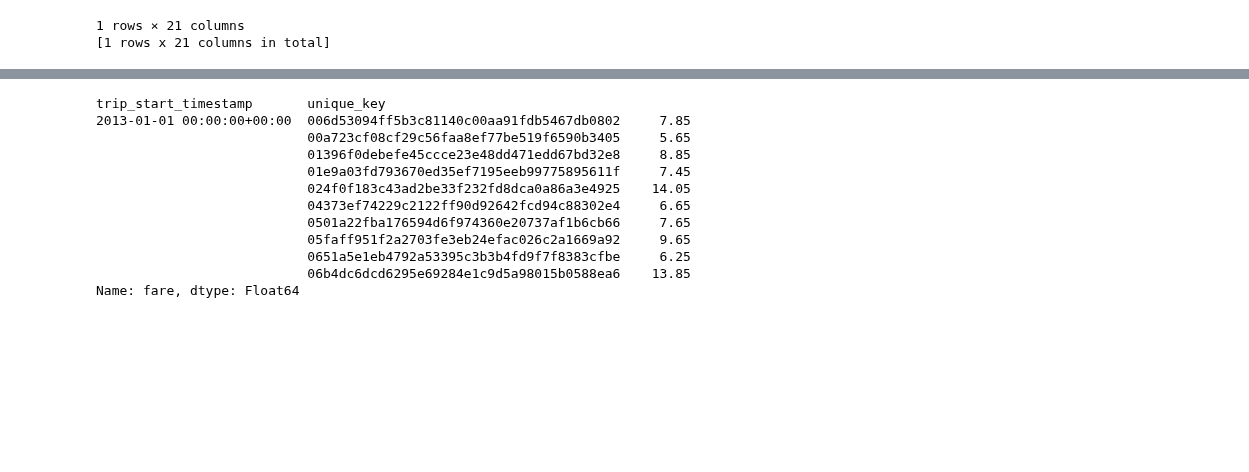
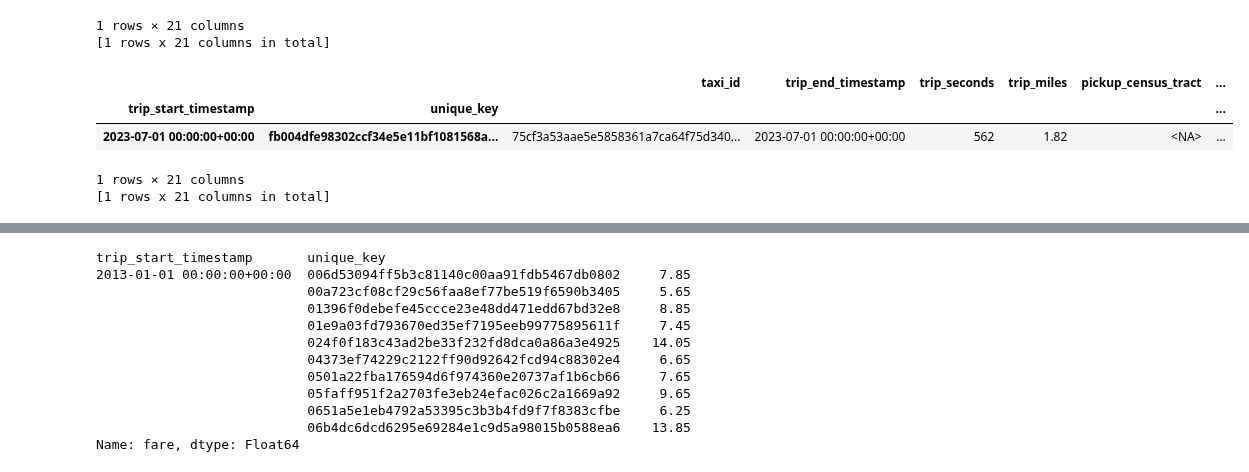
Before and after one commit to googleapis/python-bigquery-dataframes, a Jupyter notebook: notebooks/01 - Getting Started.ipynb, the cells around one changed output, grey strips where cells are left out. Saved outputs shown, nothing was run; the diff lists cells and outputs as text; code cells hidden in the pictures; blank space fills up the shorter version.

```diff
--- a/notebooks/01 - Getting Started.ipynb
+++ b/notebooks/01 - Getting Started.ipynb
@@ -32,6 +28,14 @@ df.head(n=1)
 | 2013-01-01 00:00:00+00:00 | 006d53094ff5b3c81140c00aa91fdb546... | 4d924c1ad8126ad7efcbe49964b63ce4e... | 2013-01-01 00:15:00+00:00 | 360 | 2.3 | 17031330100 | ... |
 1 rows × 21 columns
 [1 rows x 21 columns in total]
+# %%
+df.tail(n=1)
+# %% [output]
+|  |  | taxi_id | trip_end_timestamp | trip_seconds | trip_miles | pickup_census_tract | ... |
+| trip_start_timestamp | unique_key |  |  |  |  |  | ... |
+| 2023-07-01 00:00:00+00:00 | fb004dfe98302ccf34e5e11bf1081568a... | 75cf3a53aae5e5858361a7ca64f75d340... | 2023-07-01 00:00:00+00:00 | 562 | 1.82 | <NA> | ... |
+1 rows × 21 columns
+[1 rows x 21 columns in total]
 # %%
 df = df[[
     "company",
```
Also changed, not shown: parts of 3 cells of this notebook, 1 other file.
